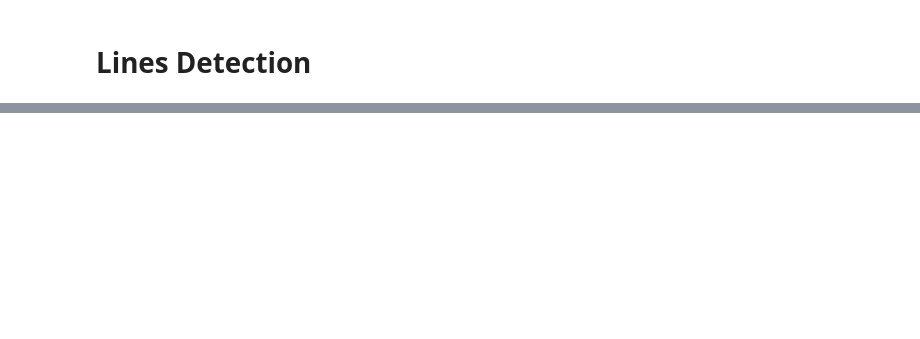
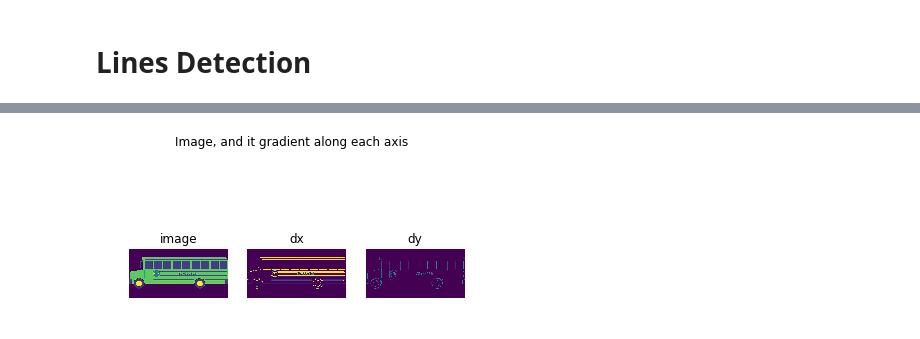
Before and after one commit to cioionut/lines_detection, a Jupyter notebook: lines_detection.ipynb, the cells around one changed output, grey strips where cells are left out. Saved outputs shown, nothing was run; the diff lists cells and outputs as text; code cells hidden in the pictures; blank space fills up the shorter version.

```diff
--- a/lines_detection.ipynb
+++ b/lines_detection.ipynb
@@ -193,0 +257,24 @@ plt.show()
+# %%
+dx = np.gradient(image, axis=0)
+dy = np.gradient(image, axis=1)
+# plotting
+plt.close("all")
+plt.figure()
+plt.suptitle("Image, and it gradient along each axis")
+ax = plt.subplot("131")
+ax.axis("off")
+ax.imshow(image)
+ax.set_title("image")
+
+ax = plt.subplot("132")
+ax.axis("off")
+ax.imshow(dx)
+ax.set_title("dx")
+
+ax = plt.subplot("133")
+ax.axis("off")
+ax.imshow(dy)
+ax.set_title("dy")
+plt.show()
+# %% [output]
+[figure, added]
```
Also changed, not shown: parts of 14 cells of this notebook.
